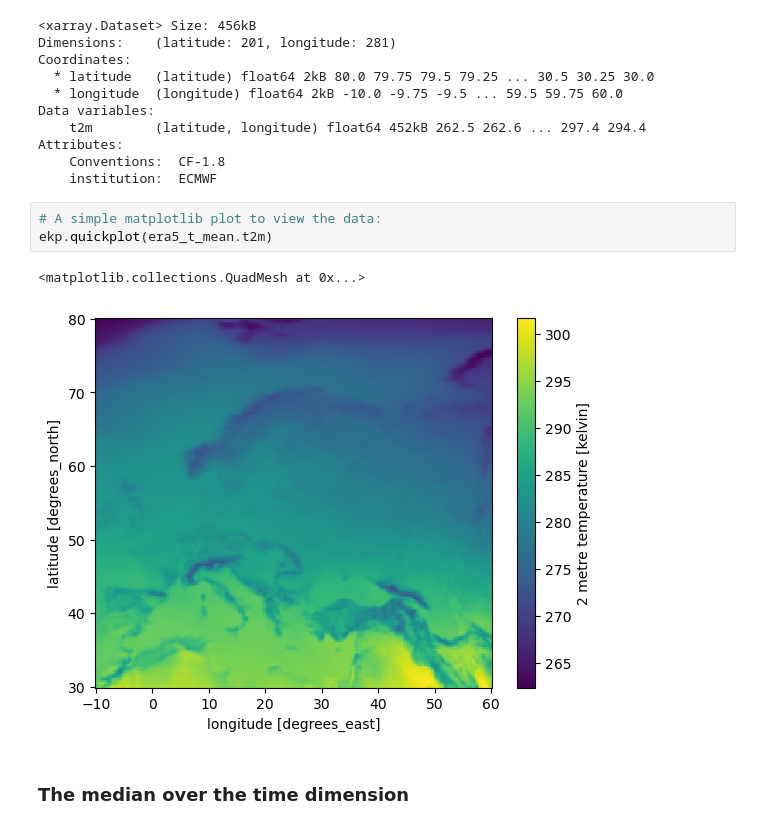
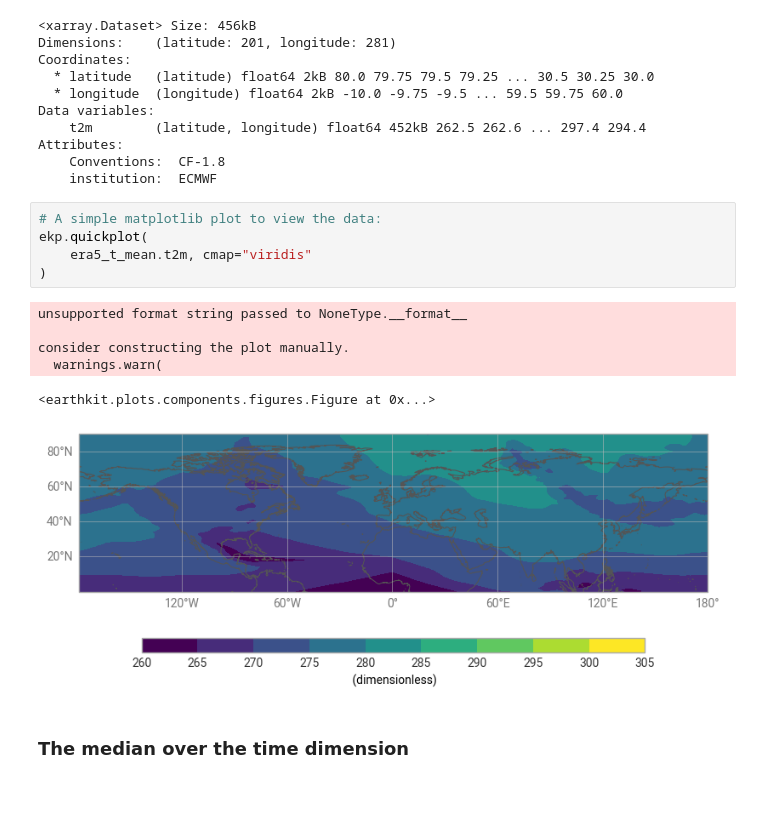
Before and after one commit to ecmwf/earthkit-transforms, a Jupyter notebook: docs/notebooks/temporal/01-era5-general-methods.ipynb, the cells around one changed output. Drawn from its saved outputs; the diff is of its cells as text; blank space fills up the shorter version.

```diff
--- a/docs/notebooks/temporal/01-era5-general-methods.ipynb
+++ b/docs/notebooks/temporal/01-era5-general-methods.ipynb
@@ -64,10 +64,16 @@ Attributes:
     institution:  ECMWF
 # %%
 # A simple matplotlib plot to view the data:
-ekp.quickplot(era5_t_mean.t2m)
+ekp.quickplot(
+    era5_t_mean.t2m, cmap="viridis"
+)
 # %% [output]
-<matplotlib.collections.QuadMesh at 0x...>
+unsupported format string passed to NoneType.__format__
+
+consider constructing the plot manually.
+  warnings.warn(
+<earthkit.plots.components.figures.Figure at 0x...>
-[figure, old version]
+[figure, new version]
 # %% [markdown]
 ### The median over the time dimension
 # %%
```
Also changed, not shown: parts of 3 cells of this notebook, 2 other files.
